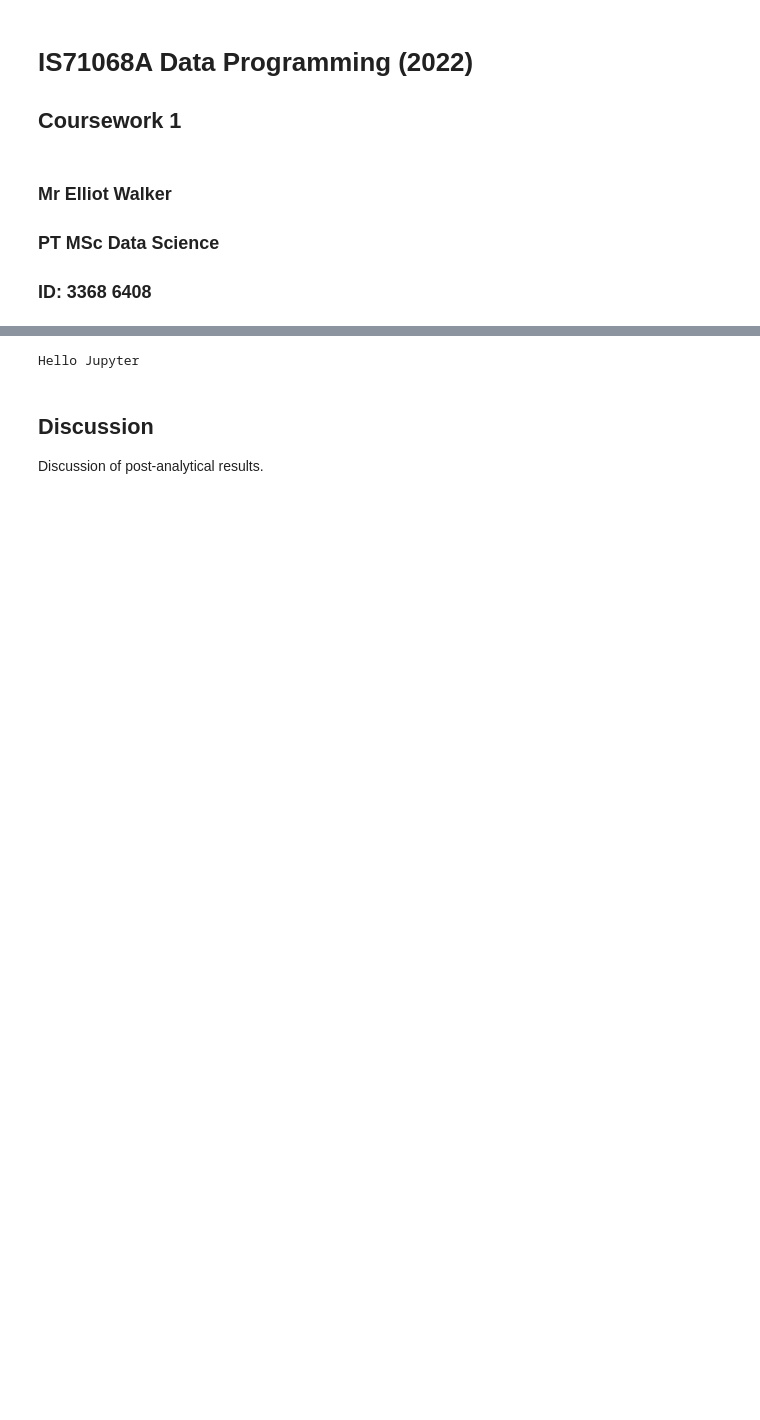
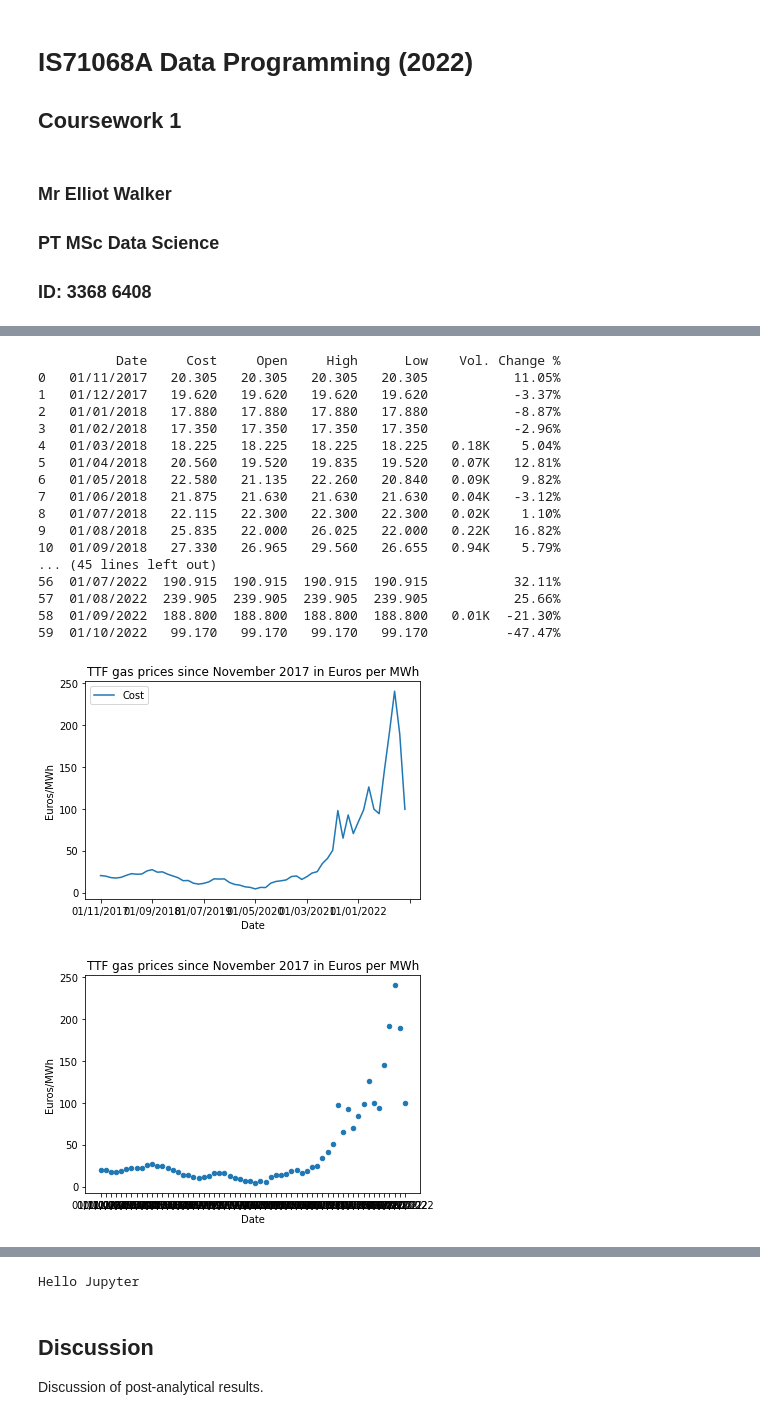
Before and after one commit to berw96/checkpoint, a Jupyter notebook: MSc Data Science (Goldsmiths)/EDA/Propositional Work.ipynb, the cells around one changed output, grey strips where cells are left out. Saved outputs shown, nothing was run; the diff lists cells and outputs as text; code cells hidden in the pictures; blank space fills up the shorter version.

```diff
--- a/MSc Data Science (Goldsmiths)/EDA/Propositional Work.ipynb
+++ b/MSc Data Science (Goldsmiths)/EDA/Propositional Work.ipynb
@@ -41,2 +127,30 @@
+# %%
+import pandas as pd
+
+with open("datasets/Dutch_TTF_gas_prices.csv", mode = "r") as f:
+    ttf_gas_df = pd.read_csv(f, keep_default_na = False)
+    print(ttf_gas_df)
+    ttf_gas_df.plot.line(x = "Date", y = "Cost", title = "TTF gas prices since November 2017 in Euros per MWh").set_ylabel("Euros/MWh")
+    ttf_gas_df.plot.scatter(x = "Date", y = "Cost", title = "TTF gas prices since November 2017 in Euros per MWh").set_ylabel("Euros/MWh")
+# %% [output]
+          Date     Cost     Open     High      Low    Vol. Change %
+0   01/11/2017   20.305   20.305   20.305   20.305           11.05%
+1   01/12/2017   19.620   19.620   19.620   19.620           -3.37%
+2   01/01/2018   17.880   17.880   17.880   17.880           -8.87%
+3   01/02/2018   17.350   17.350   17.350   17.350           -2.96%
+4   01/03/2018   18.225   18.225   18.225   18.225   0.18K    5.04%
+5   01/04/2018   20.560   19.520   19.835   19.520   0.07K   12.81%
+6   01/05/2018   22.580   21.135   22.260   20.840   0.09K    9.82%
+7   01/06/2018   21.875   21.630   21.630   21.630   0.04K   -3.12%
+8   01/07/2018   22.115   22.300   22.300   22.300   0.02K    1.10%
+9   01/08/2018   25.835   22.000   26.025   22.000   0.22K   16.82%
+10  01/09/2018   27.330   26.965   29.560   26.655   0.94K    5.79%
+... (45 lines left out)
+56  01/07/2022  190.915  190.915  190.915  190.915           32.11%
+57  01/08/2022  239.905  239.905  239.905  239.905           25.66%
+58  01/09/2022  188.800  188.800  188.800  188.800   0.01K  -21.30%
+59  01/10/2022   99.170   99.170   99.170   99.170          -47.47%
+[figure, added]
+[figure, added]
 # %% [markdown]
 <h1>Methods</h1>
```
Also changed, not shown: parts of 8 cells of this notebook, 4 other files.
